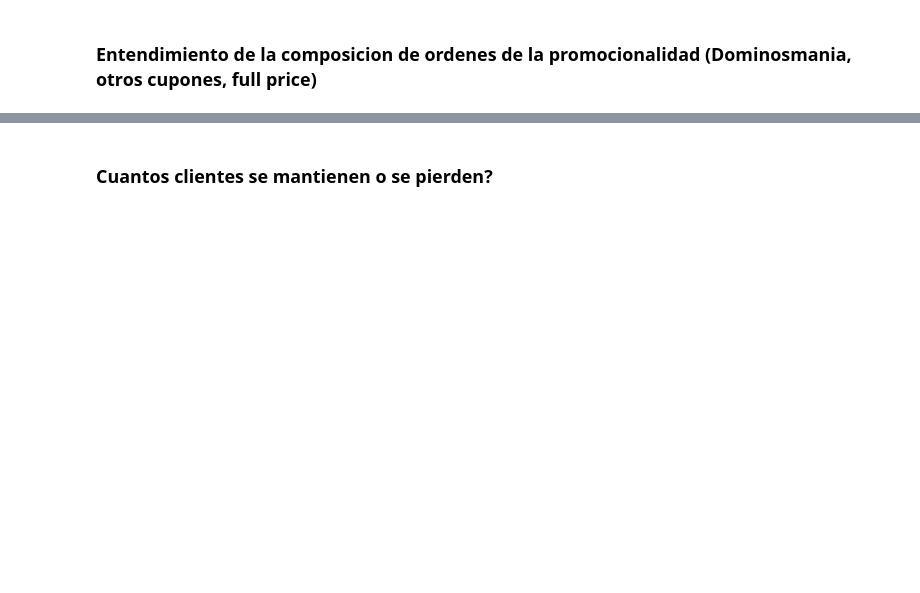
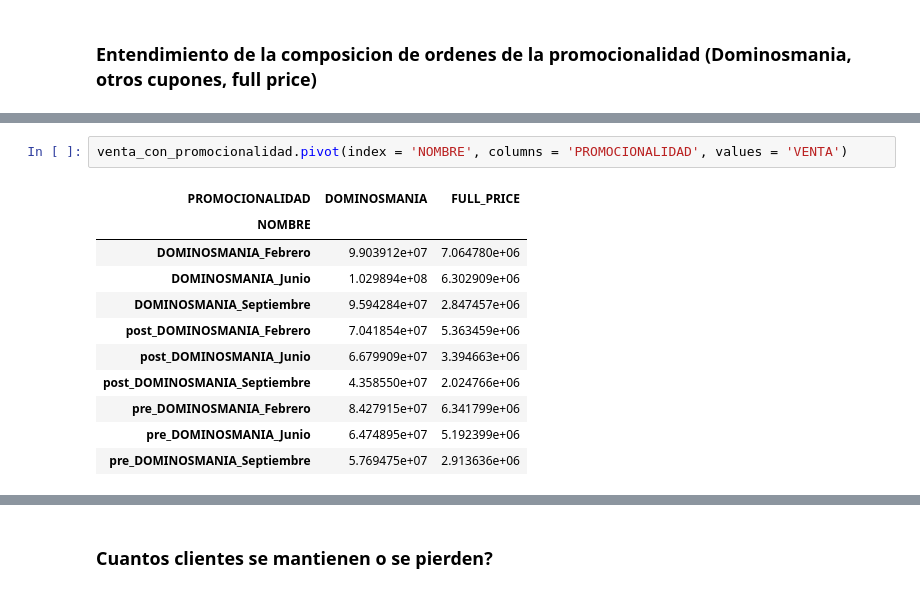
Before and after one commit to IanPineda-ITSC/python_queries, a Jupyter notebook: analisis_dominosmania.ipynb, the cells around one changed output, grey strips where cells are left out. Drawn from its saved outputs; the diff is of its cells as text; blank space fills up the shorter version.

```diff
--- a/analisis_dominosmania.ipynb
+++ b/analisis_dominosmania.ipynb
@@ -114,0 +447,14 @@ NameError: name 'session' is not defined
+# %%
+venta_con_promocionalidad.pivot(index = 'NOMBRE', columns = 'PROMOCIONALIDAD', values = 'VENTA')
+# %% [output]
+| PROMOCIONALIDAD | DOMINOSMANIA | FULL_PRICE |
+| NOMBRE |  |  |
+| DOMINOSMANIA_Febrero | 9.903912e+07 | 7.064780e+06 |
+| DOMINOSMANIA_Junio | 1.029894e+08 | 6.302909e+06 |
+| DOMINOSMANIA_Septiembre | 9.594284e+07 | 2.847457e+06 |
+| post_DOMINOSMANIA_Febrero | 7.041854e+07 | 5.363459e+06 |
+| post_DOMINOSMANIA_Junio | 6.679909e+07 | 3.394663e+06 |
+| post_DOMINOSMANIA_Septiembre | 4.358550e+07 | 2.024766e+06 |
+| pre_DOMINOSMANIA_Febrero | 8.427915e+07 | 6.341799e+06 |
+| pre_DOMINOSMANIA_Junio | 6.474895e+07 | 5.192399e+06 |
+| pre_DOMINOSMANIA_Septiembre | 5.769475e+07 | 2.913636e+06 |
```
Also changed, not shown: parts of 20 cells of this notebook, 13 other files.
